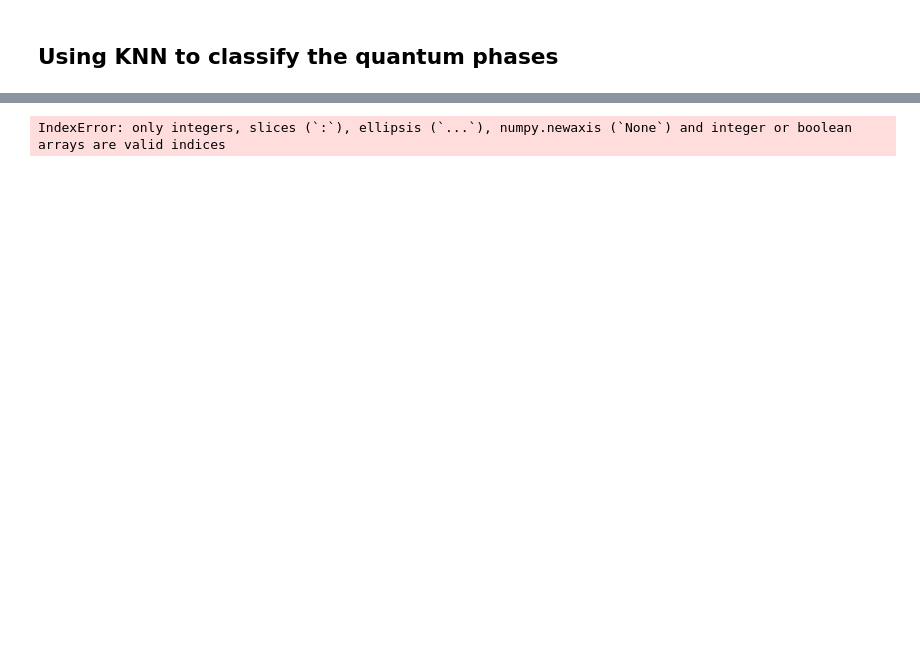
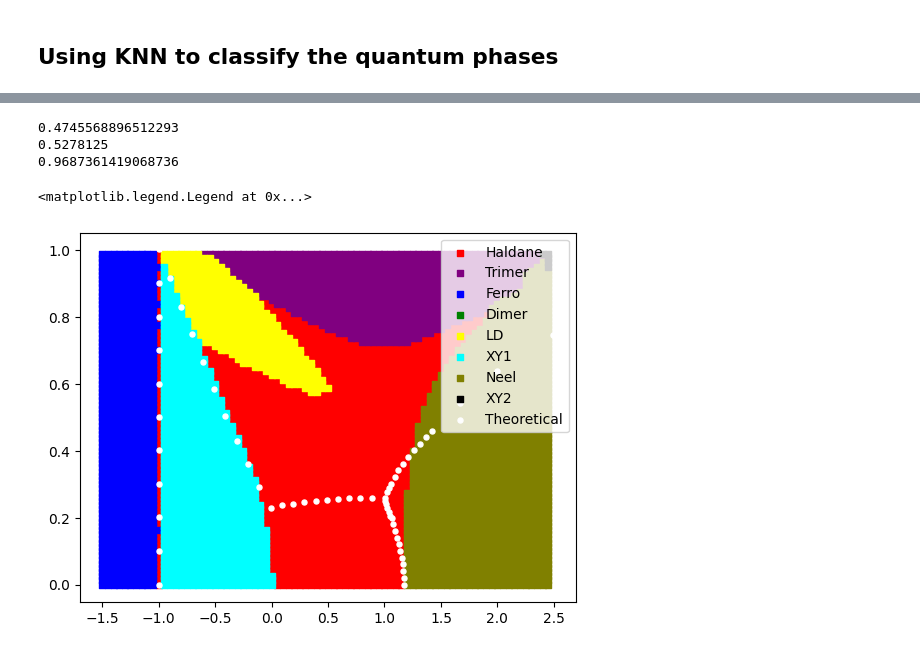
Before and after one commit to eru-iluv/Phase-Classifier, a Jupyter notebook: main.ipynb, the cells around one changed output, grey strips where cells are left out. Saved outputs shown, nothing was run; the diff lists cells and outputs as text; code cells hidden in the pictures; blank space fills up the shorter version.

```diff
--- a/main.ipynb
+++ b/main.ipynb
@@ -293,6 +301,20 @@ dfs_corr['H2']
+# %%
+classify(dfs_corr, 'H3', ['Trimer'])
+classify(dfs_corr, 'H2')
+classify(dfs_corr, 'H1', ['LD', 'XY1'])
+# %% [output]
+0.4745568896512293
+0.5278125
+0.9687361419068736
 # %%
+df = dfs_corr['H2']
 for phase in phases:
-    plt.scatter(dfs_corr['H2']['Delta'], dfs_corr['H2'][' delta'], s=13, marker= 's', label = phase, color = phase_color[phase])
+    phase_data = df[df['knn'] == phase]
+    plt.scatter(phase_data['Delta'], phase_data[' delta'], s=13, marker= 's', label = phase, color = phase_color[phase])
+plt.scatter(df_H2_theorical[0], df_H2_theorical[1], s=13, marker= 'o', label = 'Theoretical', color = 'white')
+
+plt.legend()
 # %% [output]
-IndexError: only integers, slices (`:`), ellipsis (`...`), numpy.newaxis (`None`) and integer or boolean arrays are valid indices
+<matplotlib.legend.Legend at 0x...>
+[figure, added]
 # %%
```
Also changed, not shown: parts of 19 cells of this notebook, 2 other files.
